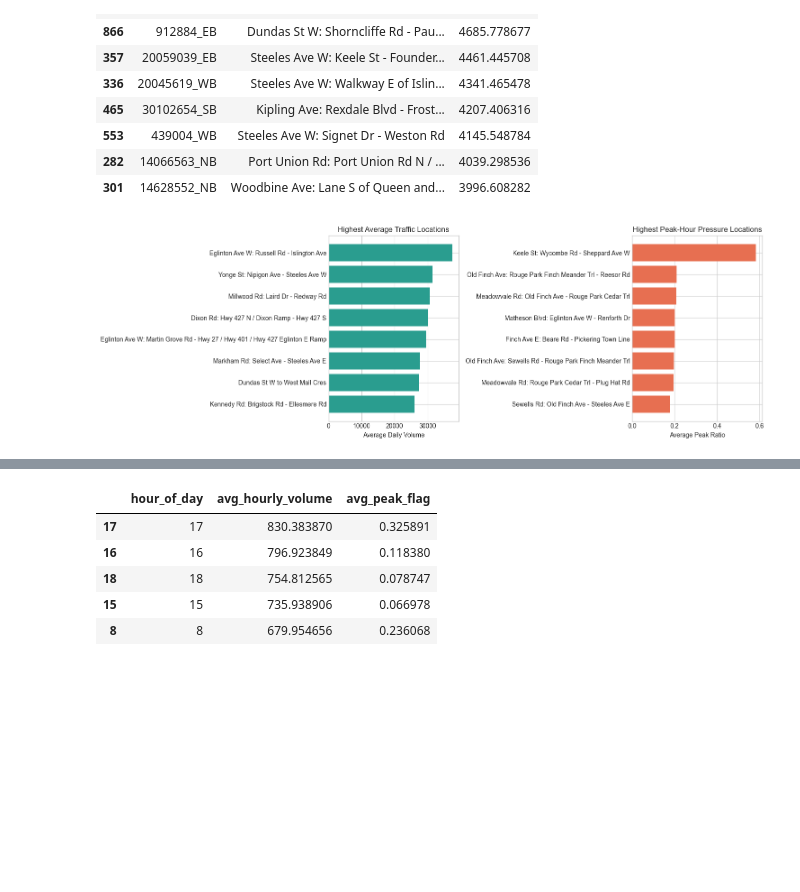
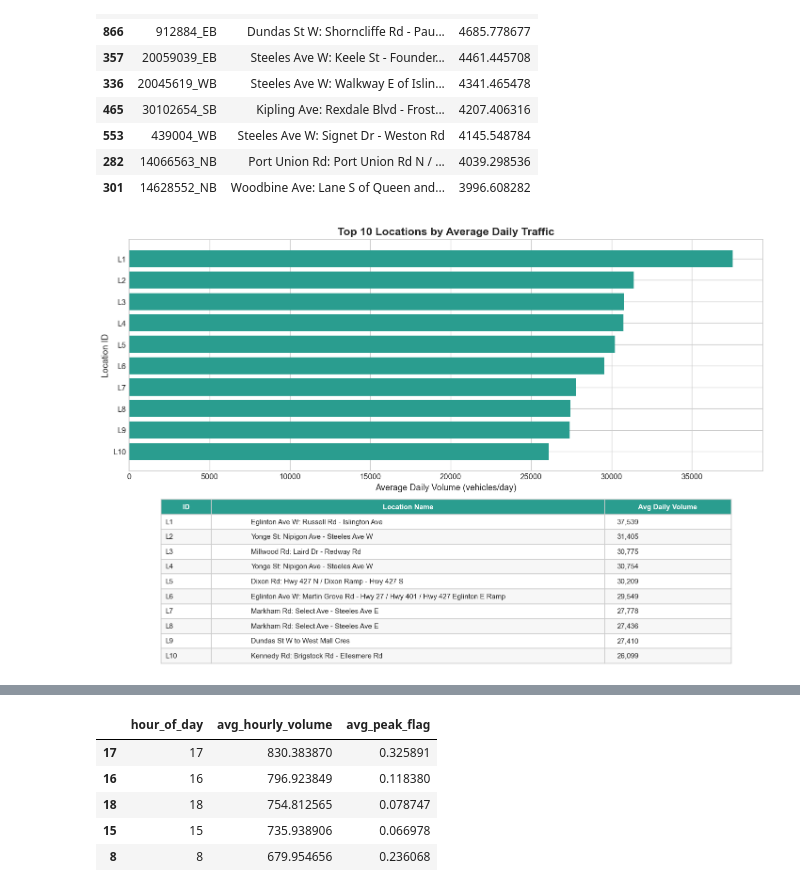
Before and after one commit to manavparikh19/unfc-capstone-traffic-forecasting, a Jupyter notebook: notebooks/03_eda_traffic_data.ipynb, the cells around one changed output, grey strips where cells are left out. Cells and saved outputs as stored; diff of their text form; code cells hidden in the pictures; blank space fills up the shorter version.

```diff
--- a/notebooks/03_eda_traffic_data.ipynb
+++ b/notebooks/03_eda_traffic_data.ipynb
@@ -14,6 +20,7 @@ from pathlib import Path
 import numpy as np
 import pandas as pd
 import matplotlib.pyplot as plt
+import matplotlib.ticker as mticker
 
 pd.set_option("display.max_columns", None)
 plt.style.use("seaborn-v0_8-whitegrid")
@@ -41,6 +48,17 @@ print(f"Loaded daily dataset: {daily_path}")
 print(f"Loaded hourly dataset: {hourly_path}")
 print(f"daily_df.shape: {daily_df.shape[0]} rows x {daily_df.shape[1]} columns")
 print(f"hourly_df.shape: {hourly_df.shape[0]} rows x {hourly_df.shape[1]} columns")
+
+plt.style.use("seaborn-v0_8-whitegrid")
+plt.rcParams.update({
+    "figure.figsize": (12, 5),
+    "figure.dpi": 120,
+    "axes.titlesize": 14,
+    "axes.labelsize": 11,
+    "xtick.labelsize": 10,
+    "ytick.labelsize": 10,
+    "legend.fontsize": 10,
+})
 # %% [output]
 Loaded daily dataset: /Users/manavparikh/Documents/GitHub/unfc-capstone-traffic-forecasting/data/processed/modeling_dataset_2015_2019.csv
 Loaded hourly dataset: /Users/manavparikh/Documents/GitHub/unfc-capstone-traffic-forecasting/data/processed/traffic_signal_hourly_dataset_2015_2019.csv
@@ -341,19 +522,79 @@ display(top_variability)
 | 282 | 14066563_NB | Port Union Rd: Port Union Rd N / ... | 4039.298536 |
 | 301 | 14628552_NB | Woodbine Ave: Lane S of Queen and... | 3996.608282 |
 # %%
-fig, axes = plt.subplots(1, 2, figsize=(15, 5))
+# Create numbered labels for cleaner chart display
+top_volume_locations = top_volume_locations.reset_index(drop=True)
+top_peak_pressure = top_peak_pressure.reset_index(drop=True)
 
-axes[0].barh(top_volume_locations["location_name"], top_volume_locations["avg_daily_volume"], color="#2A9D8F")
-axes[0].set_title("Highest Average Traffic Locations")
-axes[0].set_xlabel("Average Daily Volume")
-axes[0].invert_yaxis()
+vol_short = [f"L{i+1}" for i in range(len(top_volume_locations))]
+peak_short = [f"P{i+1}" for i in range(len(top_peak_pressure))]
 
-axes[1].barh(top_peak_pressure["location_name"], top_peak_pressure["avg_peak_ratio"], color="#E76F51")
-axes[1].set_title("Highest Peak-Hour Pressure Locations")
-axes[1].set_xlabel("Average Peak Ratio")
-axes[1].invert_yaxis()
+# ── Figure 1: Top 10 by Average Daily Traffic ──
+fig1, (ax1_chart, ax1_tbl) = plt.subplots(
+    2, 1, figsize=(12, 8), gridspec_kw={"height_ratios": [3, 2]}, tight_layout=True
+)
 
-plt.tight_layout()
+ax1_chart.barh(vol_short, top_volume_locations["avg_daily_volume"], color="#2A9D8F")
+ax1_chart.set_title("Top 10 Locations by Average Daily Traffic", fontsize=14, fontweight="bold")
+ax1_chart.set_xlabel("Average Daily Volume (vehicles/day)")
+ax1_chart.set_ylabel("Location ID")
+ax1_chart.invert_yaxis()
+
+ax1_tbl.axis("off")
+vol_table_data = [[vol_short[i],
+                    top_volume_locations.loc[i, "location_name"],
+                    f"{top_volume_locations.loc[i, 'avg_daily_volume']:,.0f}"]
+                   for i in range(len(vol_short))]
+tbl1 = ax1_tbl.table(
+    cellText=vol_table_data,
+    colLabels=["ID", "Location Name", "Avg Daily Volume"],
+    loc="center", cellLoc="left",
+    colWidths=[0.08, 0.62, 0.20],
+)
+tbl1.auto_set_font_size(False)
+tbl1.set_fontsize(9)
+tbl1.scale(1, 1.3)
+for (row, col), tcell in tbl1.get_celld().items():
+    tcell.set_edgecolor("#cccccc")
+    if row == 0:
+        tcell.set_facecolor("#2A9D8F")
+        tcell.set_text_props(color="white", fontweight="bold")
+    else:
+        tcell.set_facecolor("#f7f7f7" if row % 2 == 0 else "white")
 plt.show()
+
+# ── Figure 2: Top 10 by Peak-Hour Pressure ──
+fig2, (ax2_chart, ax2_tbl) = plt.subplots(
+    2, 1, figsize=(12, 8), gridspec_kw={"height_ratios": [3, 2]}, tight_layout=True
+)
+
+ax2_chart.barh(peak_short, top_peak_pressure["avg_peak_ratio"], color="#E76F51")
+ax2_chart.set_title("Top 10 Locations by Peak-Hour Pressure", fontsize=14, fontweight="bold")
+ax2_chart.set_xlabel("Average Peak Ratio")
+ax2_chart.set_ylabel("Location ID")
+ax2_chart.invert_yaxis()
+
+ax2_tbl.axis("off")
+peak_table_data = [[peak_short[i],
+                     top_peak_pressure.loc[i, "location_name"],
+                     f"{top_peak_pressure.loc[i, 'avg_peak_ratio']:.3f}"]
+                    for i in range(len(peak_short))]
+tbl2 = ax2_tbl.table(
+    cellText=peak_table_data,
+    colLabels=["ID", "Location Name", "Avg Peak Ratio"],
+    loc="center", cellLoc="left",
+    colWidths=[0.08, 0.62, 0.20],
+)
+tbl2.auto_set_font_size(False)
+tbl2.set_fontsize(9)
+tbl2.scale(1, 1.3)
+for (row, col), tcell in tbl2.get_celld().items():
+    tcell.set_edgecolor("#cccccc")
+    if row == 0:
+        tcell.set_facecolor("#E76F51")
+        tcell.set_text_props(color="white", fontweight="bold")
+    else:
+        tcell.set_facecolor("#f7f7f7" if row % 2 == 0 else "white")
+plt.show()
 # %% [output]
-[figure, old version]
+[figure, new version]
```
Also changed, not shown: parts of 33 cells of this notebook, 37 other files.
